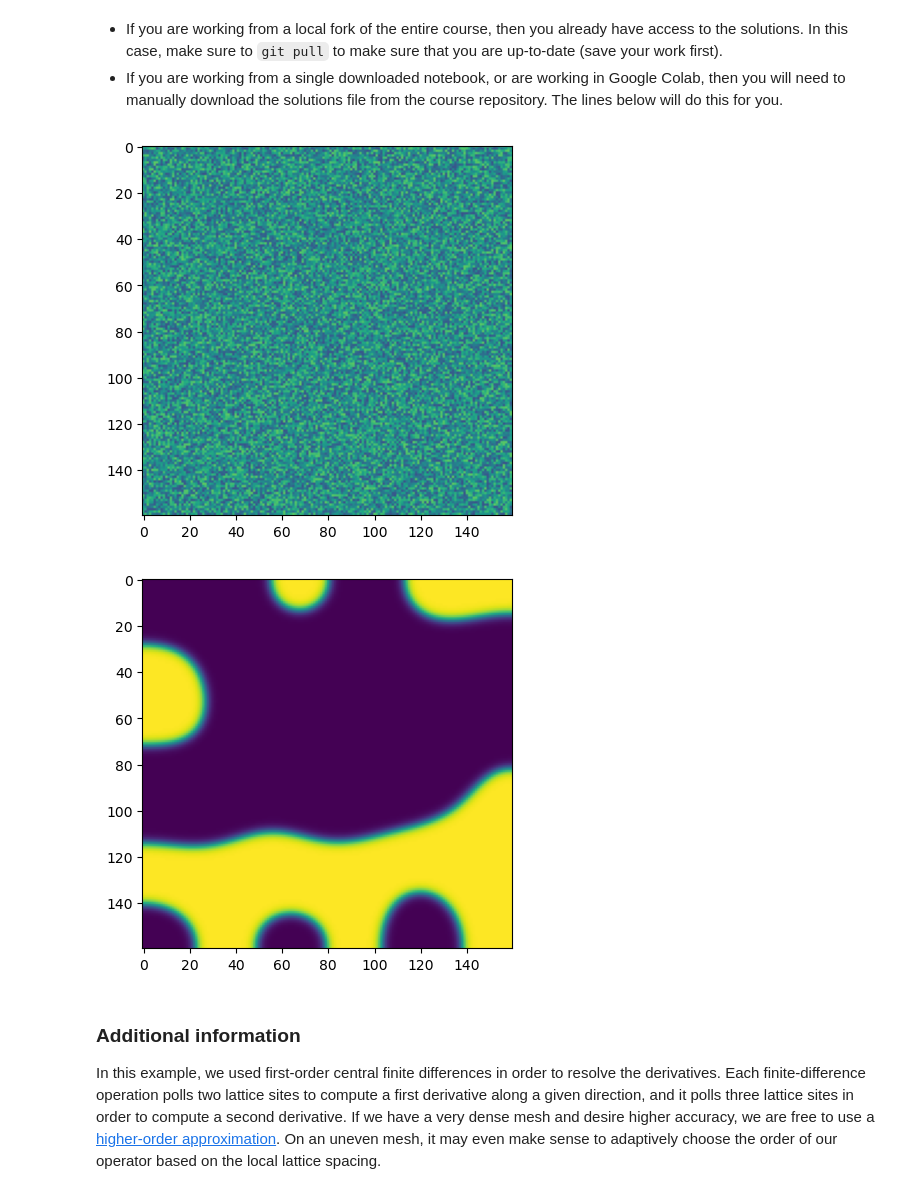
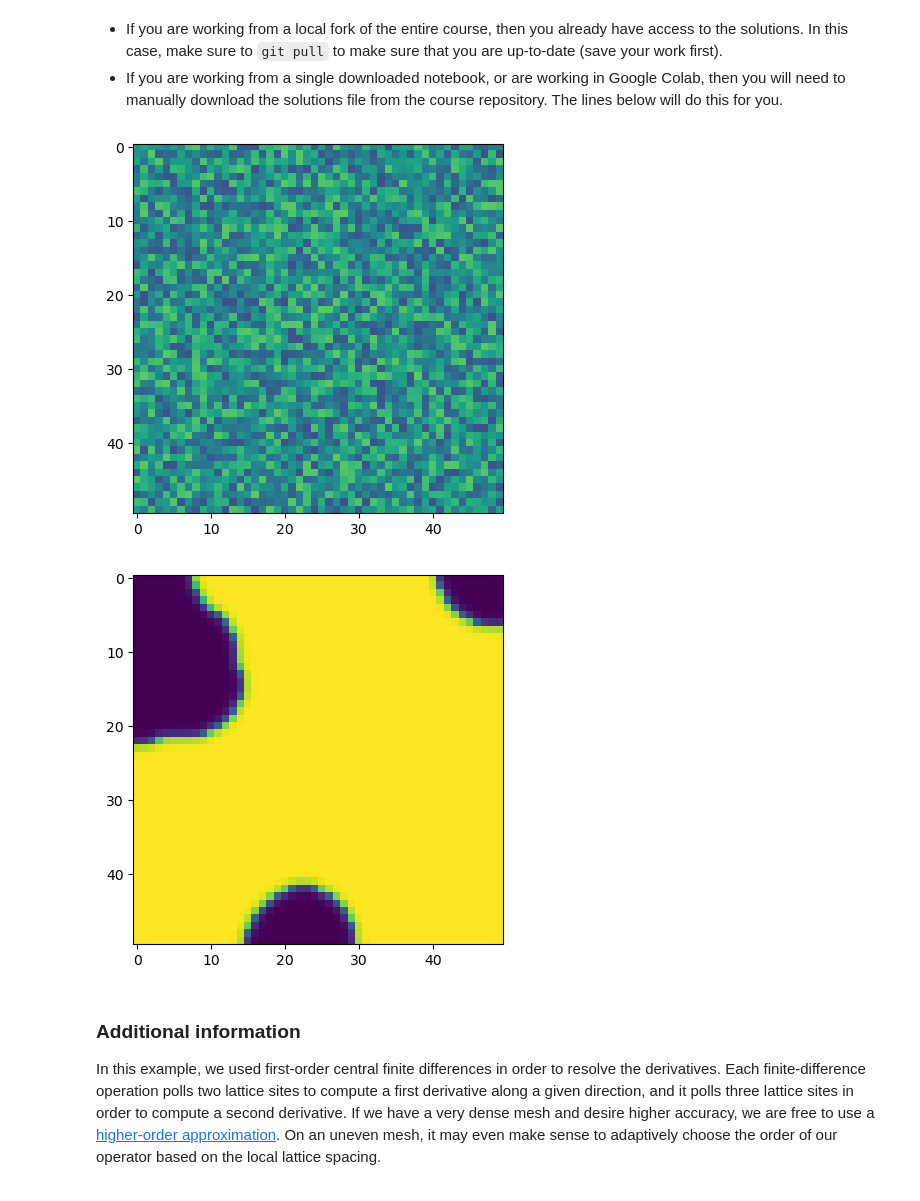
Before and after one commit to sanskar27jain/comp_phys, a Jupyter notebook: hws/pde_turing.ipynb, the cells around one changed output. Saved outputs shown, nothing was run; the diff lists cells and outputs as text; code cells hidden in the pictures.

```diff
--- a/hws/pde_turing.ipynb
+++ b/hws/pde_turing.ipynb
@@ -142,15 +148,15 @@ class AllenCahn:
         lap_grid = np.zeros( (grid.shape[0]+2, grid.shape[1]+2) )
         lap_grid[1:-1, 1:-1] = grid.copy()
 
-        lap_grid[0,  1:-1] = grid[1 , :]
-        lap_grid[-1, 1:-1] = grid[-2, :]
-        lap_grid[1:-1,  0] = grid[: , 1]
-        lap_grid[1:-1, -1] = grid[:, -2]
+        # lap_grid[0,  1:-1] = grid[1 , :]
+        # lap_grid[-1, 1:-1] = grid[-2, :]
+        # lap_grid[1:-1,  0] = grid[: , 1]
+        # lap_grid[1:-1, -1] = grid[:, -2]
 
-        # lap_grid[0,  1:-1] = grid[0 , :]
-        # lap_grid[-1, 1:-1] = grid[-1, :]
-        # lap_grid[1:-1,  0] = grid[: , 0]
-        # lap_grid[1:-1, -1] = grid[:, -1]
+        lap_grid[0,  1:-1] = grid[0 , :] # Make the derivative at boundary is zero
+        lap_grid[-1, 1:-1] = grid[-1, :]
+        lap_grid[1:-1,  0] = grid[: , 0]
+        lap_grid[1:-1, -1] = grid[:, -1]
 
         # vvvv Treating rows as 'x' and columns as 'y' vvvv
         return ( (lap_grid[:-2, 1:-1] + lap_grid[2:, 1:-1] - 2*lap_grid[1:-1, 1:-1]) / (self.dx**2) ) + ( (lap_grid[1:-1, :-2] + lap_grid[1:-1, 2:] - 2*lap_grid[1:-1, 1:-1]) / (self.dy**2) )
@@ -167,7 +173,7 @@ class AllenCahn:
         and so we have to reshape the vector back into the mesh
         """
         grid = y.reshape( (self.nx, self.ny) )
-        rhs_grid = self.d * self._laplace(grid) + self.kappa*self._reaction(grid)
+        rhs_grid = self.d*self._laplace(grid) + self.kappa*self._reaction(grid)
 
         return rhs_grid.reshape(y.shape)
 
@@ -207,23 +213,23 @@ class AllenCahn:
 # %%
 ## Run an example simulation and plot the before and after
 np.random.seed(0)
-ic = np.random.random((160, 160)) - 0.5
+ic = np.random.random((50, 50)) - 0.5
 model = AllenCahn(*ic.shape, kappa=1e1, d=1e-3)
-tpts, sol = model.solve(ic, 0, 8, 400, method="DOP853")
+tpts, sol = model.solve(ic, 0, 120, 400, method="DOP853")
 
 
 plt.figure()
 plt.imshow(sol[0], vmin=-1, vmax=1)
 plt.show()
 plt.close()
 
 plt.figure()
 plt.imshow(sol[-1], vmin=-1, vmax=1)
 plt.show()
 plt.close()
 # %% [output]
-[figure, old version]
+[figure, new version]
-[figure, old version]
+[figure, new version]
 # %% [markdown]
 ### Additional information
 
```
Also changed, not shown: parts of 5 cells of this notebook.
